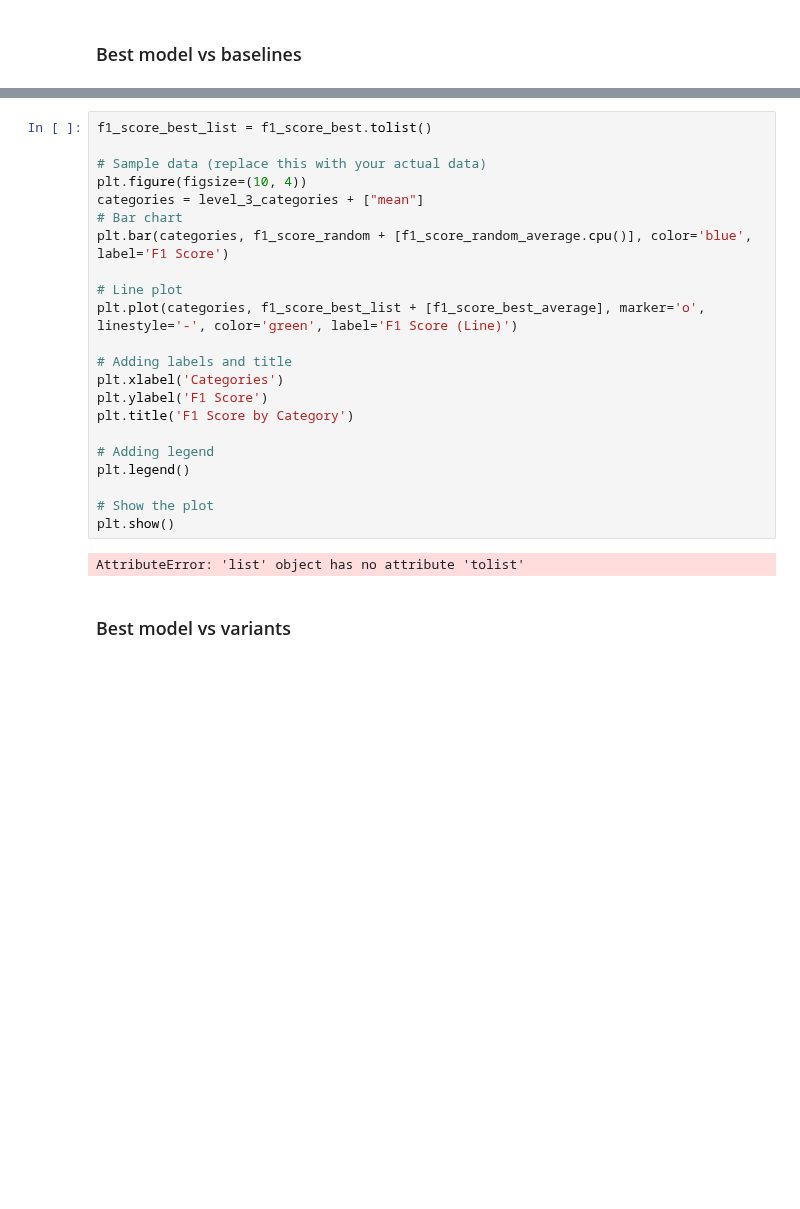
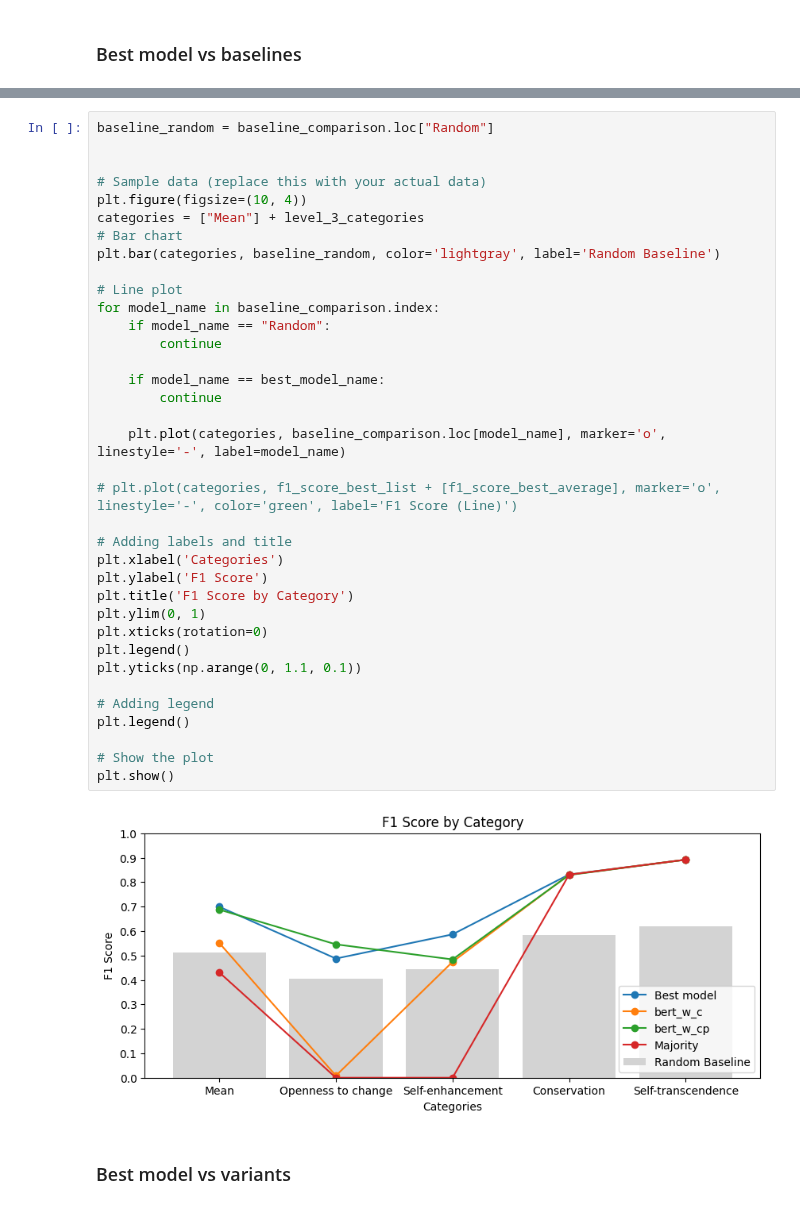
Before and after one commit to alessandrablasioli/NLP, a Jupyter notebook: A2/A2.ipynb, the cells around one changed output, grey strips where cells are left out. Cells and saved outputs as stored; diff of their text form; blank space fills up the shorter version.

```diff
--- a/A2/A2.ipynb
+++ b/A2/A2.ipynb
@@ -858,26 +914,40 @@ baseline_comparison
 # %%
-f1_score_best_list = f1_score_best.tolist()
+baseline_random = baseline_comparison.loc["Random"]
+
 
 # Sample data (replace this with your actual data)
 plt.figure(figsize=(10, 4))
-categories = level_3_categories + ["mean"]
+categories = ["Mean"] + level_3_categories
 # Bar chart
-plt.bar(categories, f1_score_random + [f1_score_random_average.cpu()], color='blue', label='F1 Score')
+plt.bar(categories, baseline_random, color='lightgray', label='Random Baseline')
 
 # Line plot
-plt.plot(categories, f1_score_best_list + [f1_score_best_average], marker='o', linestyle='-', color='green', label='F1 Score (Line)')
+for model_name in baseline_comparison.index:
+    if model_name == "Random":
+        continue
+
+    if model_name == best_model_name:
+        continue
+
+    plt.plot(categories, baseline_comparison.loc[model_name], marker='o', linestyle='-', label=model_name)
+
+# plt.plot(categories, f1_score_best_list + [f1_score_best_average], marker='o', linestyle='-', color='green', label='F1 Score (Line)')
 
 # Adding labels and title
 plt.xlabel('Categories')
 plt.ylabel('F1 Score')
 plt.title('F1 Score by Category')
+plt.ylim(0, 1)
+plt.xticks(rotation=0)
+plt.legend()
+plt.yticks(np.arange(0, 1.1, 0.1))
 
 # Adding legend
 plt.legend()
 
 # Show the plot
 plt.show()
 # %% [output]
-AttributeError: 'list' object has no attribute 'tolist'
+[figure, added]
 # %% [markdown]
 ### Best model vs variants
```
Also changed, not shown: parts of 11 cells of this notebook, 12 other files.
